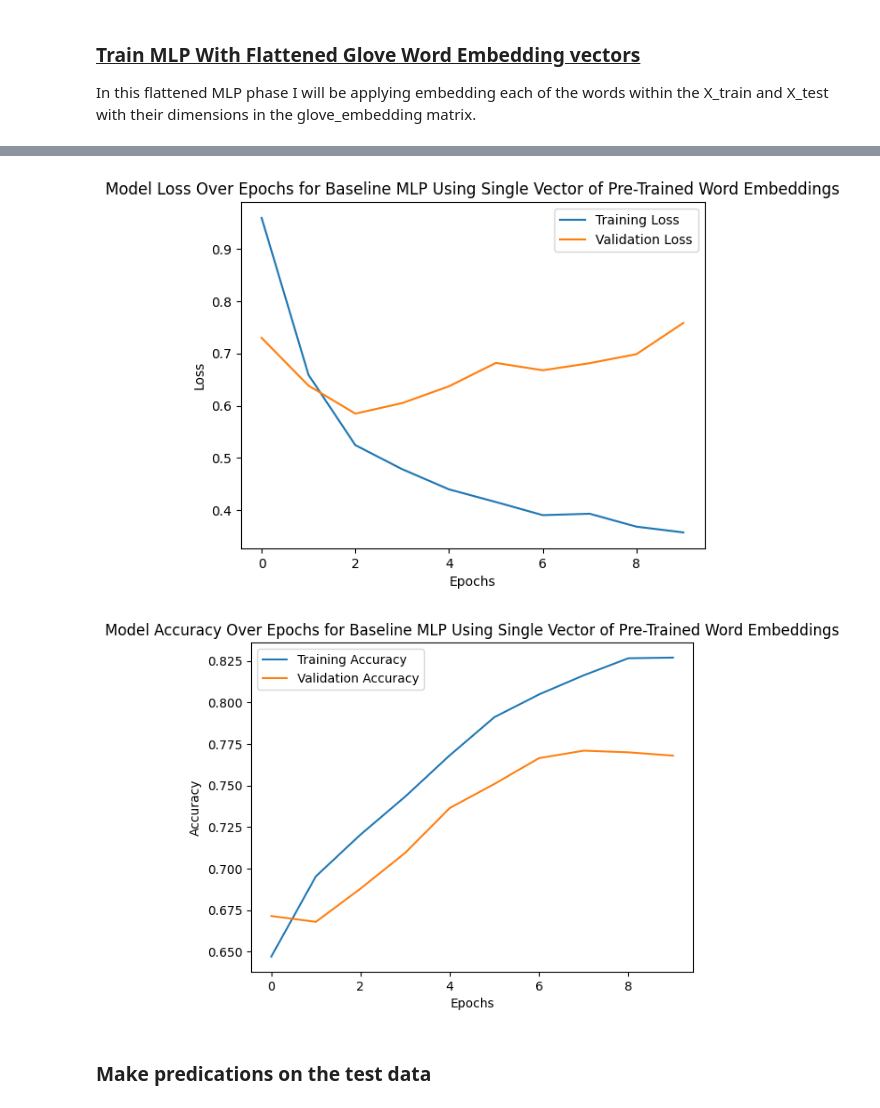
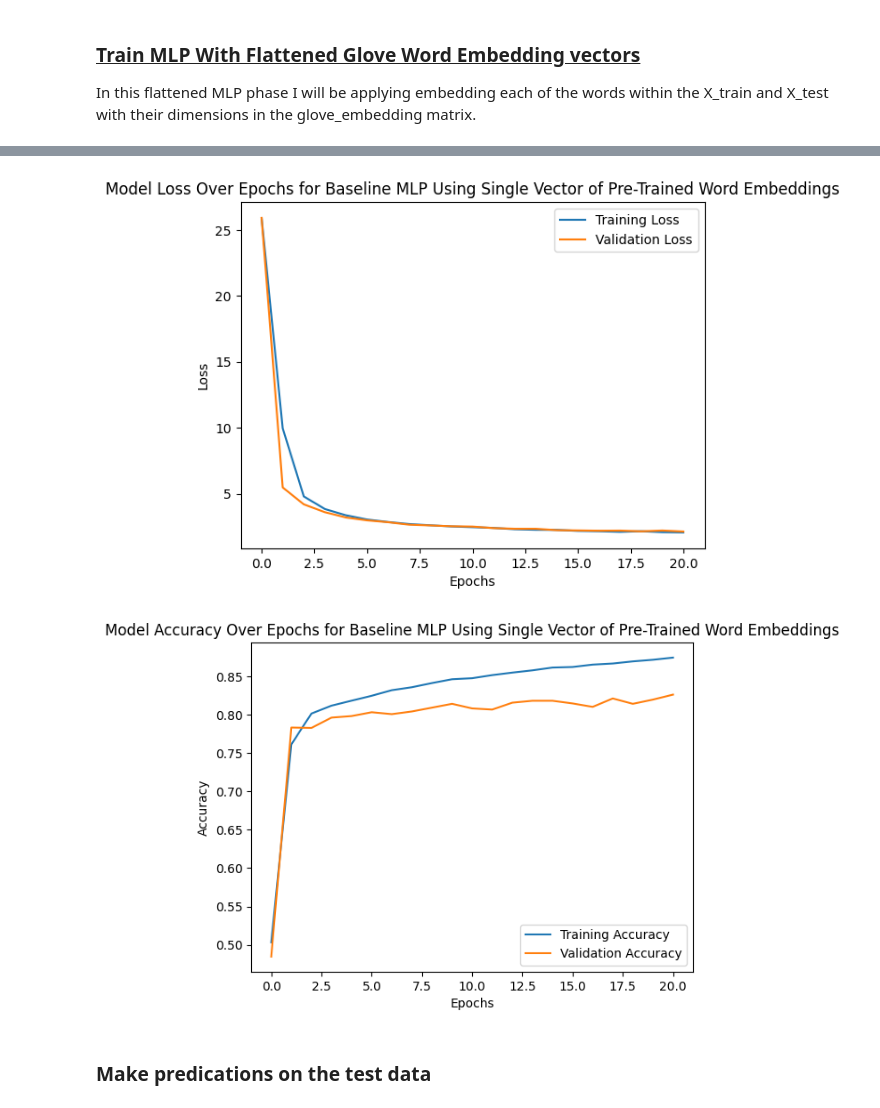
Before and after one commit to Ryan-McKee2001/Deep_Learning_Project-Fake_News_Detection, a Jupyter notebook: model_testing/40294886.ipynb, the cells around one changed output, grey strips where cells are left out. Drawn from its saved outputs; the diff is of its cells as text; code cells hidden in the pictures.

```diff
--- a/model_testing/40294886.ipynb
+++ b/model_testing/40294886.ipynb
@@ -44,7 +44,7 @@ In this section, data loading is executed. Utilizing the pandas library, the tra
 </h5>
 # %%
 # Load the training dataset
-df_training = pd.read_csv('C:\\Users\\ryanm\\OneDrive\\Desktop\\deep learning\\assignments\\Deep-Learning-Assignment-2\\train.csv', delimiter=',')
+df_training = pd.read_csv('C:\\Users\\ryanm\\OneDrive\\Desktop\\deep learning\\assignments\\Deep-Learning-Assignment-2\\train.csv')
 X_train = df_training.values[:, 0]
 y_train = np.array(df_training.values[:, 1], dtype=np.float32)
 
@@ -144,16 +144,28 @@ from keras.regularizers import l2
 from keras.layers import Dropout
 
 # Hyperparameters: MLP with Flattend glove word embeddings
-batch_size = 64 # Baseline batch size
-epochs = 10 # Baseline number of epochs
-learning_rate = 0.05 # Baseline learning rate
+batch_size = 32 # Baseline batch size
+epochs = 20 # Baseline number of epochs
+learning_rate = 0.001 # Baseline learning rate
 optimizer = tf.keras.optimizers.Adam(learning_rate=learning_rate) # Baseline optimizer
 n_folds = 10 # Baseline validation split: 10% of the training data
 initializer = he_uniform(seed=42) # Baseline initializer
-regularizer = None # l1(0.01) # Baseline regularizer
+regularizer = l1(0.01) # Baseline regularizer
 activation = 'relu' # Baseline activation function - leaky relu, used to prevent dying relu problem as minus numbers and zeros values are a possiblity for some inputs because of dimensional spaces of embedded dimensions
 loss = 'binary_crossentropy' # Baseline loss function:binary crossentropy used for binary classification model
-hl1_size = 5 # Baseline number of hidden layer neurons
+hl1_size = 4 # Baseline number of hidden layer neurons
+# %%
+def evaluate_model(X, y):
+    model = Sequential()
+    model.add(Dense(hl1_size, activation=activation, input_shape=(max_len * 300,), kernel_regularizer=regularizer)) # hidden layer
+    model.add(Dense(1, activation='sigmoid'))
+
+    model.compile(optimizer=optimizer, loss='binary_crossentropy', metrics=['accuracy'])
+
+    # Evaluate the model on validation data
+    loss, accuracy = model.evaluate(X, y)
+
+    return loss, accuracy
 # %%
 import time
 from sklearn.model_selection import KFold
@@ -179,6 +191,10 @@ for fold_idx, (train_index, val_index) in enumerate(kf.split(flat_X_train_glove_
     X_train_fold, X_val_fold = flat_X_train_glove_embeddings[train_index], flat_X_train_glove_embeddings[val_index]
     y_train_fold, y_val_fold = y_train[train_index], y_train[val_index]
 
+    # evaluating the model before training
+    initial_training_loss, initial_training_accuracy = evaluate_model(X_train_fold, y_train_fold)
+    initial_validation_loss, initial_validation_accuracy = evaluate_model(X_val_fold, y_val_fold)
+
     # Define the model
     mlp = Sequential()
     mlp.add(Dense(hl1_size, activation=activation, input_shape=(max_len * 300,), kernel_regularizer=regularizer)) # hidden layer
@@ -195,12 +211,12 @@ for fold_idx, (train_index, val_index) in enumerate(kf.split(flat_X_train_glove_
     total_training_time += end_time - start_time
 
     # Get the final training and validation accuracy
-    training_accuracies.append(history.history['accuracy'])
-    validation_accuracies.append(history.history['val_accuracy'])
+    training_accuracies.append((initial_training_accuracy, *history.history['accuracy']))
+    validation_accuracies.append((initial_validation_accuracy, *history.history['val_accuracy']))
 
     # Get the final training and validation loss
-    training_losses.append(history.history['loss'])
-    validation_losses.append(history.history['val_loss'])
+    training_losses.append((initial_training_loss, *history.history['loss']))
+    validation_losses.append((initial_validation_loss, *history.history['val_loss']))
 
     print(f"Fold {fold_idx + 1}/{n_folds} - Training Accuracys: {training_accuracies[-1]}, Validation Accuracys: {validation_accuracies[-1]}")
 
@@ -251,5 +267,5 @@ Validation average losses [0.7296974  0.63842433 0.58485422 0.60498728 0.6371490
-[figure, old version]
+[figure, new version]
-[figure, old version]
+[figure, new version]
 # %% [markdown]
 <h3>Make predications on the test data</h3>
 # %%
```
Also changed, not shown: parts of 6 cells of this notebook, 19 other files.
